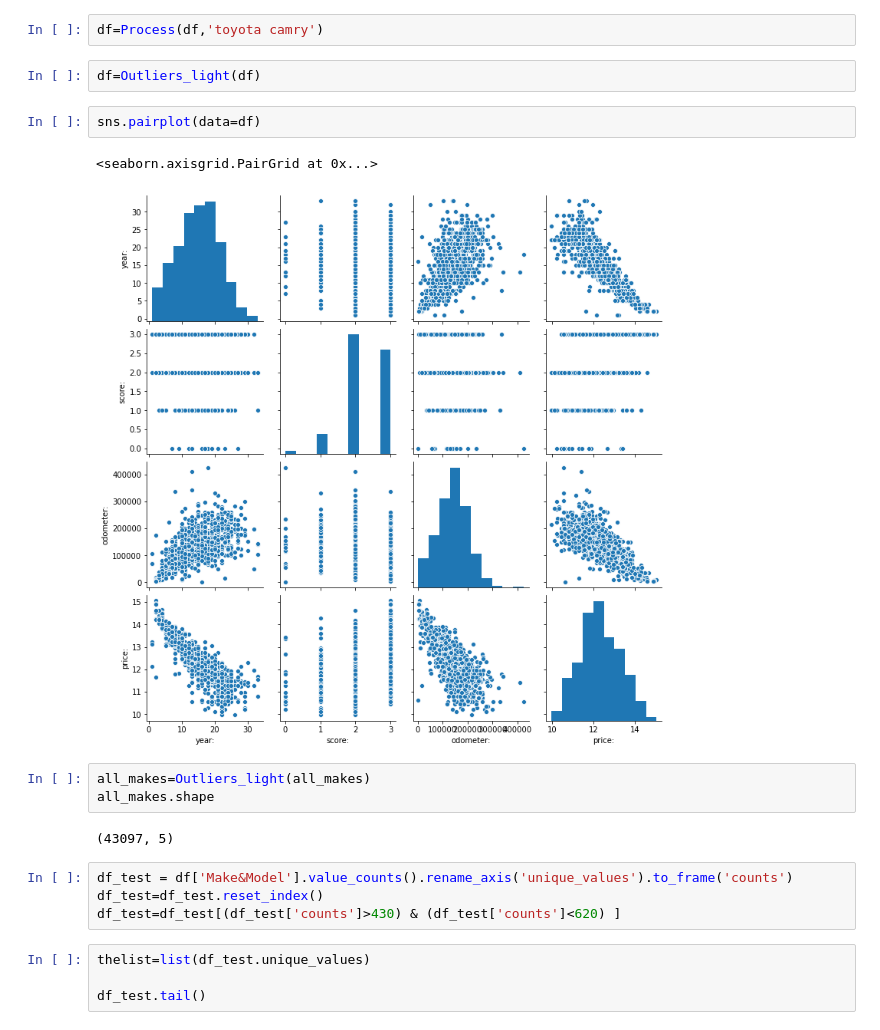
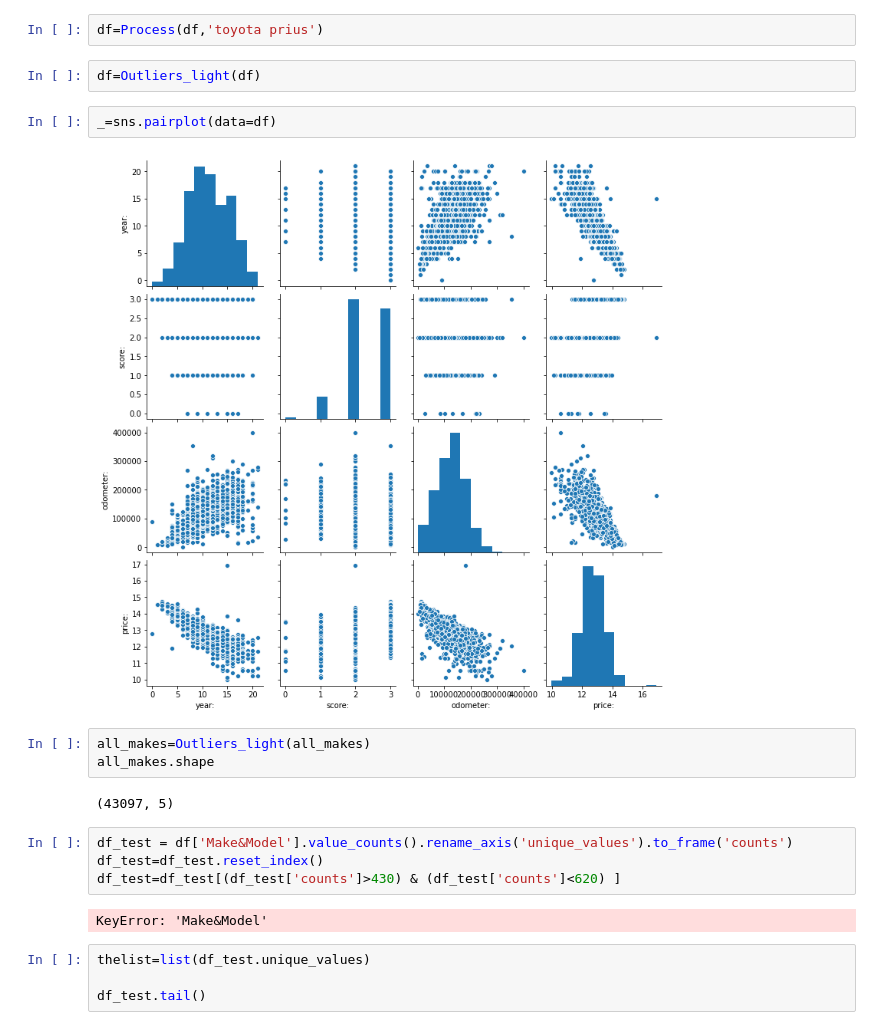
Before and after one commit to Mohammedsilmi9/UsedCar-PriceEstimator, a Jupyter notebook: EDA.ipynb, the cells around one changed output. Cells and saved outputs as stored; diff of their text form.

```diff
--- a/EDA.ipynb
+++ b/EDA.ipynb
@@ -23,14 +23,13 @@ df=Spell(frame)
 df=Replace(df)
 all_makes=Process(df)
 # %%
-df=Process(df,'toyota camry')
+df=Process(df,'toyota prius')
 # %%
 df=Outliers_light(df)
 # %%
-sns.pairplot(data=df)
+_=sns.pairplot(data=df)
 # %% [output]
-<seaborn.axisgrid.PairGrid at 0x...>
-[figure, old version]
+[figure, new version]
 # %%
 all_makes=Outliers_light(all_makes)
 all_makes.shape
@@ -40,6 +39,8 @@ all_makes.shape
 df_test = df['Make&Model'].value_counts().rename_axis('unique_values').to_frame('counts')
 df_test=df_test.reset_index()
 df_test=df_test[(df_test['counts']>430) & (df_test['counts']<620) ]
+# %% [output]
+KeyError: 'Make&Model'
 # %%
 thelist=list(df_test.unique_values)
 
```
Also changed, not shown: parts of 11 cells of this notebook.
